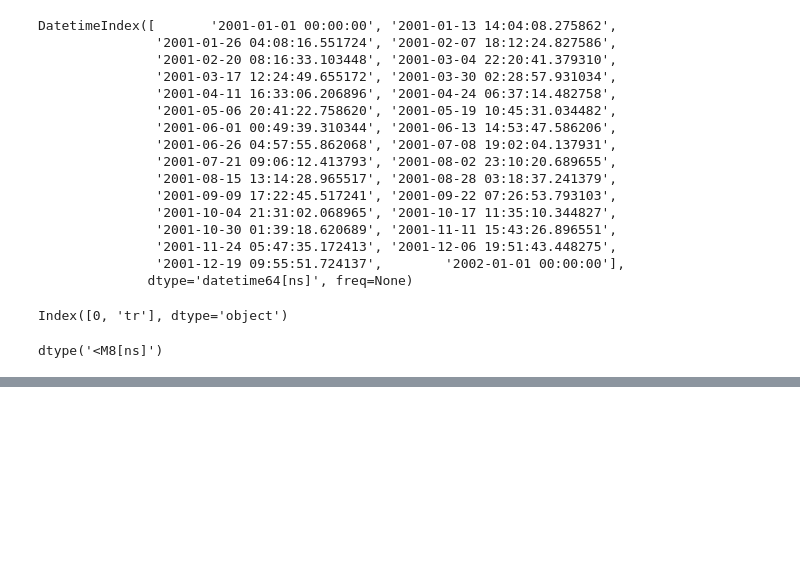
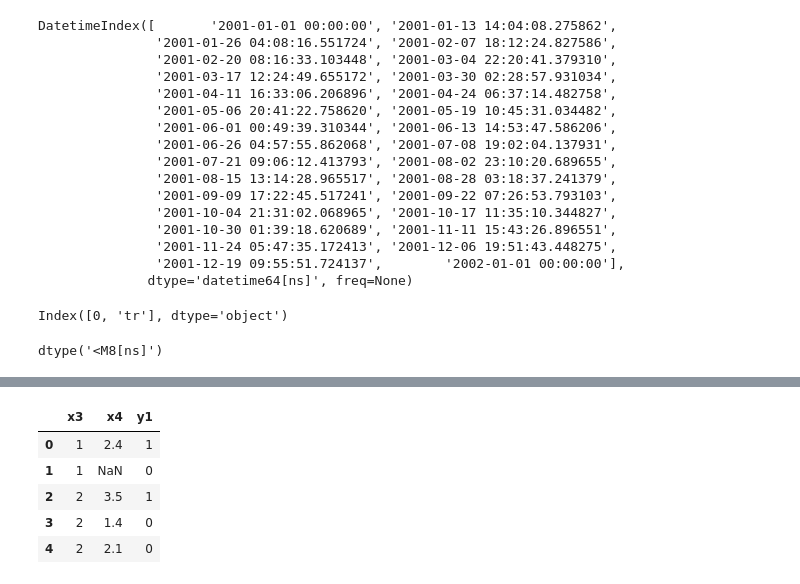
Before and after one commit to Tanuja2725/Hadoop, a Jupyter notebook: spark_DataFrames.ipynb, the cells around one changed output, grey strips where cells are left out. Saved outputs shown, nothing was run; the diff lists cells and outputs as text; code cells hidden in the pictures; blank space fills up the shorter version.

```diff
--- a/spark_DataFrames.ipynb
+++ b/spark_DataFrames.ipynb
@@ -788,0 +875,10 @@ ps.DataFrame(np.random.random(size = (30, 5)) )
+# %%
+#in pandas
+pdf.iloc[:, 2:5].head()
+# %% [output]
+|  | x3 | x4 | y1 |
+| 0 | 1 | 2.4 | 1 |
+| 1 | 1 | NaN | 0 |
+| 2 | 2 | 3.5 | 1 |
+| 3 | 2 | 1.4 | 0 |
+| 4 | 2 | 2.1 | 0 |
```
Also changed, not shown: parts of 38 cells of this notebook.
